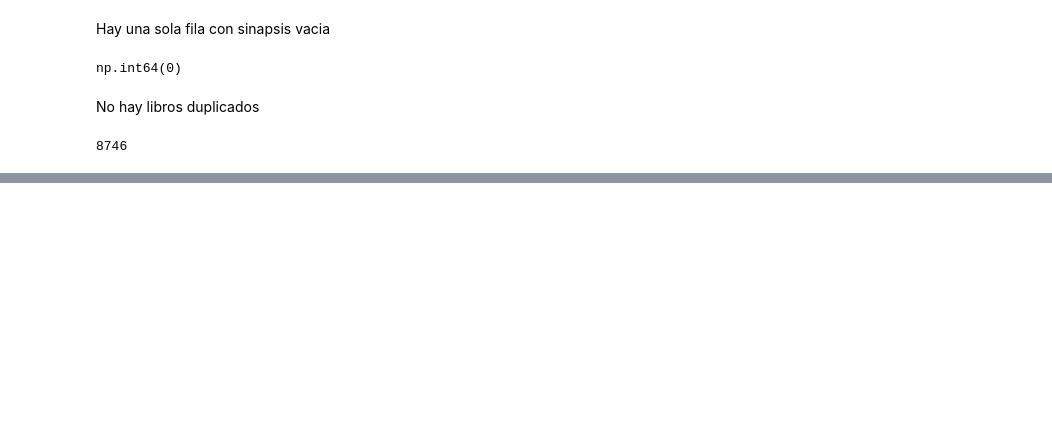
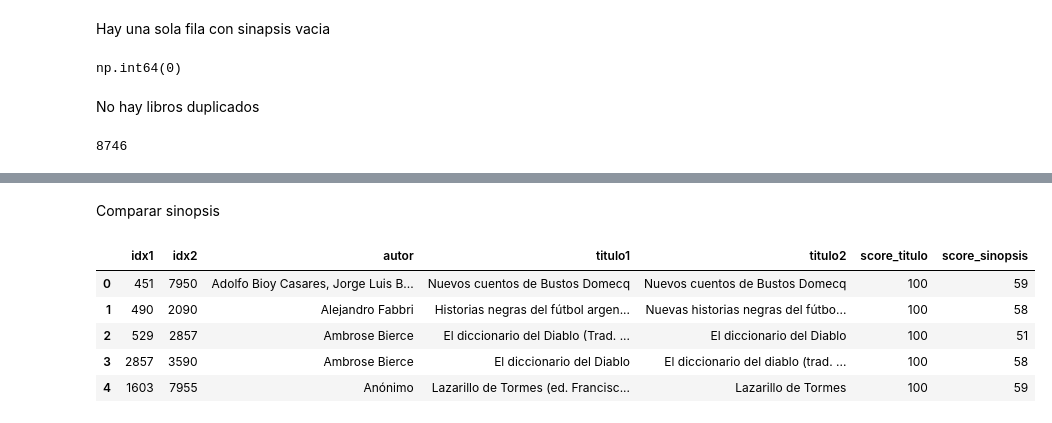
Before and after one commit to manuellazarte/Procesamiento-del-Lenguaje-Natural, a Jupyter notebook: ej3/ej3.ipynb, the cells around one changed output, grey strips where cells are left out. Saved outputs shown, nothing was run; the diff lists cells and outputs as text; code cells hidden in the pictures; blank space fills up the shorter version.

```diff
--- a/ej3/ej3.ipynb
+++ b/ej3/ej3.ipynb
@@ -88,0 +200,19 @@ Libros eliminados por sinopsis iguales: 131
+# %% [markdown]
+Comparar sinopsis
+# %%
+pares["score_sinopsis"] = pares.apply(
+    lambda fila: fuzz.token_set_ratio(
+        df.loc[fila["idx1"], "synopsis"],
+        df.loc[fila["idx2"], "synopsis"]
+    ),
+    axis=1
+)
+
+display(pares.head())
+# %% [output]
+|  | idx1 | idx2 | autor | titulo1 | titulo2 | score_titulo | score_sinopsis |
+| 0 | 451 | 7950 | Adolfo Bioy Casares, Jorge Luis B... | Nuevos cuentos de Bustos Domecq | Nuevos cuentos de Bustos Domecq | 100 | 59 |
+| 1 | 490 | 2090 | Alejandro Fabbri | Historias negras del fútbol argen... | Nuevas historias negras del fútbo... | 100 | 58 |
+| 2 | 529 | 2857 | Ambrose Bierce | El diccionario del Diablo (Trad. ... | El diccionario del Diablo | 100 | 51 |
+| 3 | 2857 | 3590 | Ambrose Bierce | El diccionario del Diablo | El diccionario del diablo (trad. ... | 100 | 58 |
+| 4 | 1603 | 7955 | Anónimo | Lazarillo de Tormes (ed. Francisc... | Lazarillo de Tormes | 100 | 59 |
```
Also changed, not shown: parts of 17 cells of this notebook, 1 other file.
